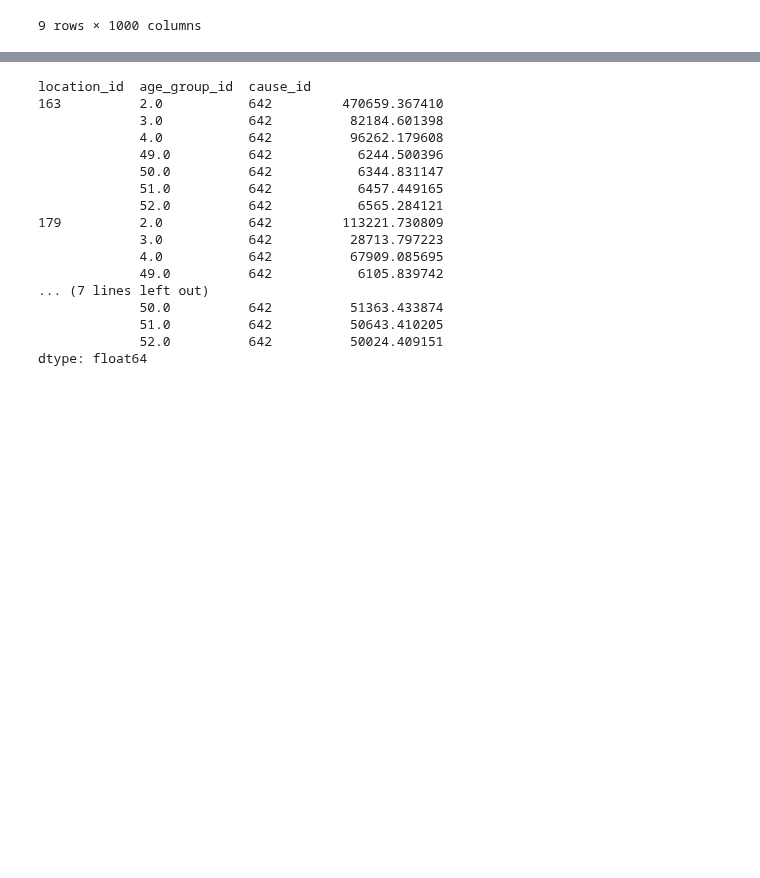
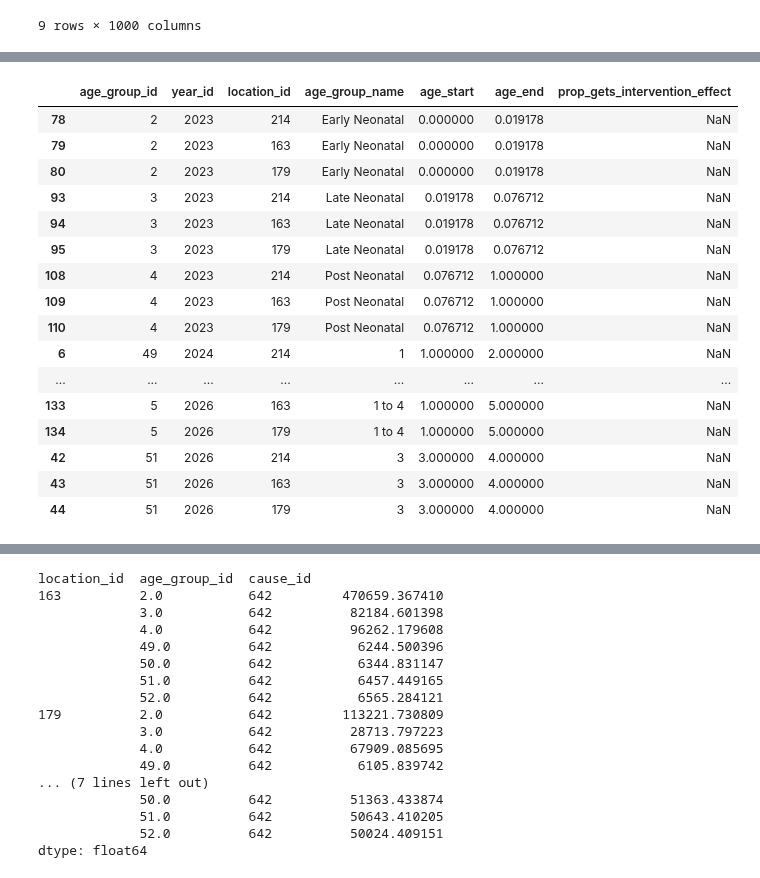
Before and after one commit to ihmeuw/vivarium_data_analysis, a Jupyter notebook: pre_processing/lsff_project/multiplication_models/dichotomous_models/2021_02_16_folic_acid_multiplicative_model_updated_alpha.ipynb, the cells around one changed output, grey strips where cells are left out. Cells and saved outputs as stored; diff of their text form; code cells hidden in the pictures; blank space fills up the shorter version.

```diff
--- a/pre_processing/lsff_project/multiplication_models/dichotomous_models/2021_02_16_folic_acid_multiplicative_model_updated_alpha.ipynb
+++ b/pre_processing/lsff_project/multiplication_models/dichotomous_models/2021_02_16_folic_acid_multiplicative_model_updated_alpha.ipynb
@@ -241,0 +385,56 @@ dalys = pull_dalys(cause_ids, cause_ids, location_ids, ages, sexes, index_cols)
+# %%
+age_start_map = {
+    'Early Neonatal': 0,
+    'Late Neonatal': 7/365,
+    'Post Neonatal': 28/365,
+    '1 to 4': 1,
+    '1': 1,
+    '2':2,
+    '3':3,
+    '4':4,
+    '5':5
+}
+
+age_end_map = {
+    'Early Neonatal': 7/365,
+    'Late Neonatal': 28/365,
+    'Post Neonatal': 365/365,
+    '1 to 4': 5,
+    '1': 2,
+    '2': 3,
+    '3': 4,
+    '4': 5,
+    '5': 6
+}
+
+age_groups['age_start'] = age_groups.age_group_name.map(age_start_map)
+age_groups['age_end'] = age_groups.age_group_name.map(age_end_map)
+# %%
+mock = mock.merge(age_groups, on = ['age_group_id'], how = 'left')
+# %%
+# if you were born in or before the year fortification started, get zero benefit wrt rr(NTDs)
+mock.loc[(mock.year_id - mock.age_start) <= year_start,'prop_gets_intervention_effect'] = 0
+# %%
+# if the oldest children in your cohort were born at least one year
+# after fortification started, everyone in your age_group/year gets benefit
+mock.loc[(mock.year_id - mock.age_end >= year_start + 1),'prop_gets_intervention_effect'] = 1
+# %%
+mock.loc[(mock.prop_gets_intervention_effect.isna())].sort_values(by = ['year_id','age_start'])
+# %% [output]
+|  | age_group_id | year_id | location_id | age_group_name | age_start | age_end | prop_gets_intervention_effect |
+| 78 | 2 | 2023 | 214 | Early Neonatal | 0.000000 | 0.019178 | NaN |
+| 79 | 2 | 2023 | 163 | Early Neonatal | 0.000000 | 0.019178 | NaN |
+| 80 | 2 | 2023 | 179 | Early Neonatal | 0.000000 | 0.019178 | NaN |
+| 93 | 3 | 2023 | 214 | Late Neonatal | 0.019178 | 0.076712 | NaN |
+| 94 | 3 | 2023 | 163 | Late Neonatal | 0.019178 | 0.076712 | NaN |
+| 95 | 3 | 2023 | 179 | Late Neonatal | 0.019178 | 0.076712 | NaN |
+| 108 | 4 | 2023 | 214 | Post Neonatal | 0.076712 | 1.000000 | NaN |
+| 109 | 4 | 2023 | 163 | Post Neonatal | 0.076712 | 1.000000 | NaN |
+| 110 | 4 | 2023 | 179 | Post Neonatal | 0.076712 | 1.000000 | NaN |
+| 6 | 49 | 2024 | 214 | 1 | 1.000000 | 2.000000 | NaN |
+| ... | ... | ... | ... | ... | ... | ... | ... |
+| 133 | 5 | 2026 | 163 | 1 to 4 | 1.000000 | 5.000000 | NaN |
+| 134 | 5 | 2026 | 179 | 1 to 4 | 1.000000 | 5.000000 | NaN |
+| 42 | 51 | 2026 | 214 | 3 | 3.000000 | 4.000000 | NaN |
+| 43 | 51 | 2026 | 163 | 3 | 3.000000 | 4.000000 | NaN |
+| 44 | 51 | 2026 | 179 | 3 | 3.000000 | 4.000000 | NaN |
```
Also changed, not shown: parts of 27 cells of this notebook.
